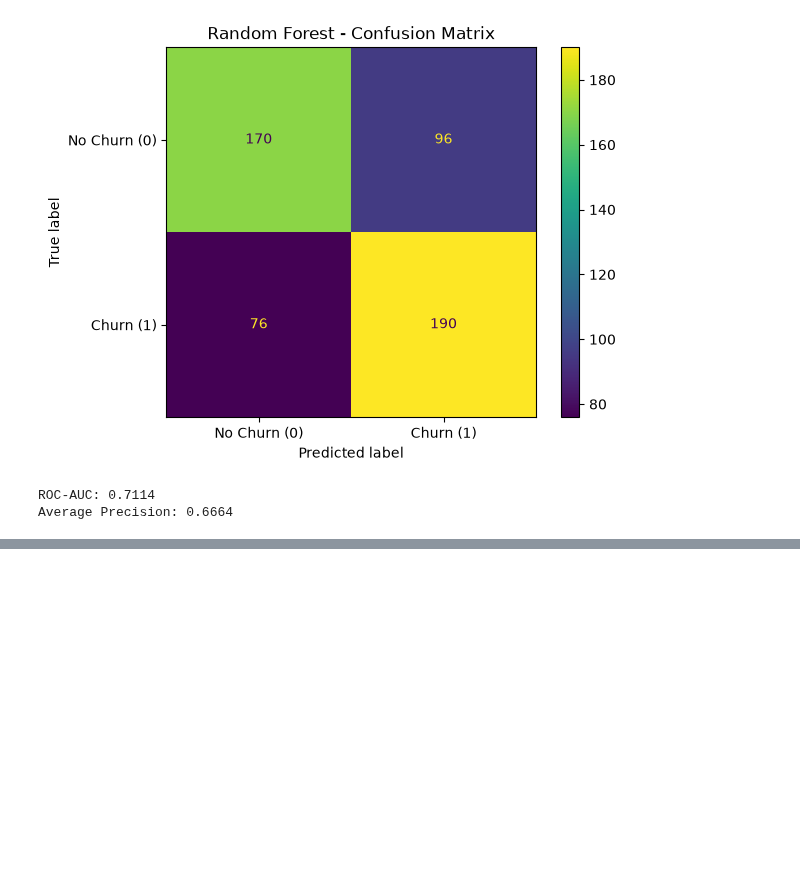
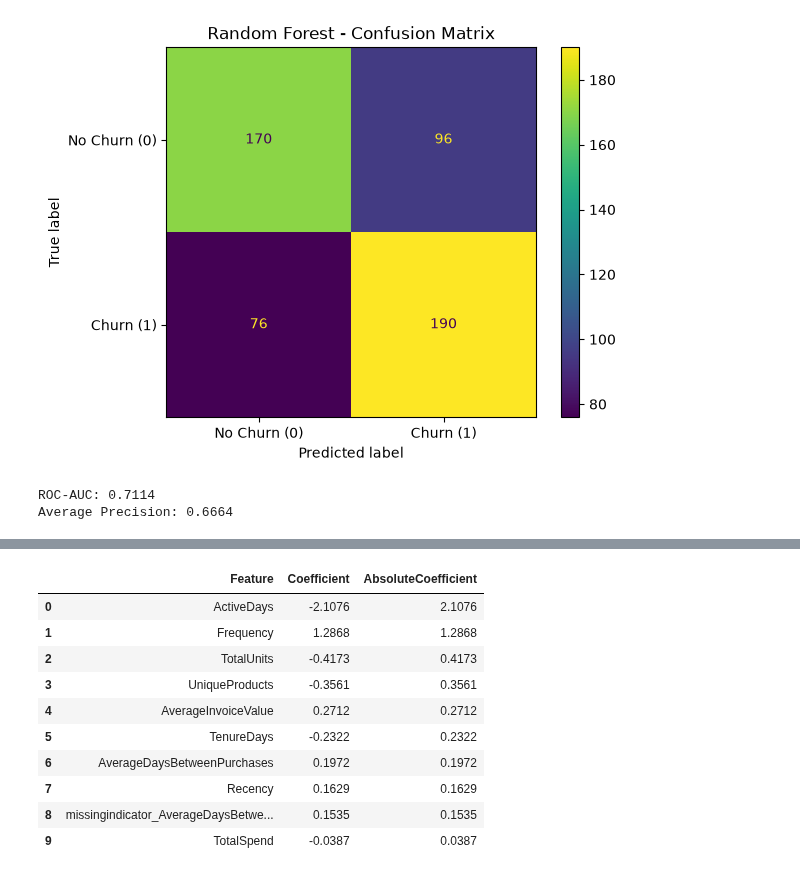
Before and after one commit to YaldaAhmadian/Online-Shop, a Jupyter notebook: 003.Modeling/Modeling.ipynb, the cells around one changed output, grey strips where cells are left out. Cells and saved outputs as stored; diff of their text form; code cells hidden in the pictures; blank space fills up the shorter version.

```diff
--- a/003.Modeling/Modeling.ipynb
+++ b/003.Modeling/Modeling.ipynb
@@ -269,0 +992,38 @@ Average Precision: 0.6664
+# %%
+import pandas as pd
+
+best_logreg_model = best_logreg.named_steps["model"]
+imputer = best_logreg.named_steps["imputer"]
+scaler = best_logreg.named_steps["scaler"]
+
+feature_names = imputer.get_feature_names_out(feature_columns)
+
+coefficients = best_logreg_model.coef_[0]
+
+coefficient_df = pd.DataFrame({
+    "Feature": feature_names,
+    "Coefficient": coefficients
+})
+
+coefficient_df["AbsoluteCoefficient"] = (
+    coefficient_df["Coefficient"].abs()
+)
+
+coefficient_df = coefficient_df.sort_values(
+    by="AbsoluteCoefficient",
+    ascending=False
+).reset_index(drop=True)
+
+coefficient_df.round(4)
+# %% [output]
+|  | Feature | Coefficient | AbsoluteCoefficient |
+| 0 | ActiveDays | -2.1076 | 2.1076 |
+| 1 | Frequency | 1.2868 | 1.2868 |
+| 2 | TotalUnits | -0.4173 | 0.4173 |
+| 3 | UniqueProducts | -0.3561 | 0.3561 |
+| 4 | AverageInvoiceValue | 0.2712 | 0.2712 |
+| 5 | TenureDays | -0.2322 | 0.2322 |
+| 6 | AverageDaysBetweenPurchases | 0.1972 | 0.1972 |
+| 7 | Recency | 0.1629 | 0.1629 |
+| 8 | missingindicator_AverageDaysBetwe... | 0.1535 | 0.1535 |
+| 9 | TotalSpend | -0.0387 | 0.0387 |
```
Also changed, not shown: parts of 22 cells of this notebook.
